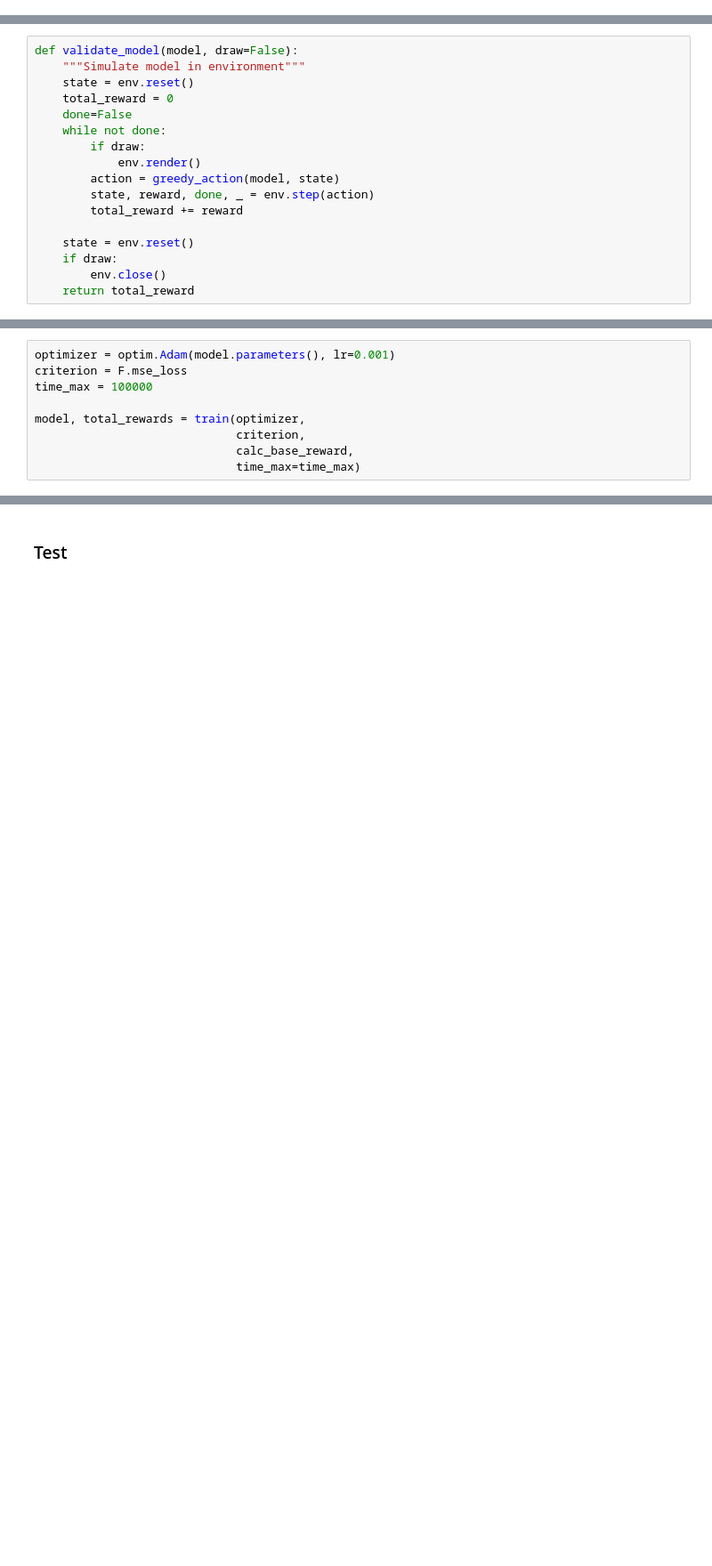
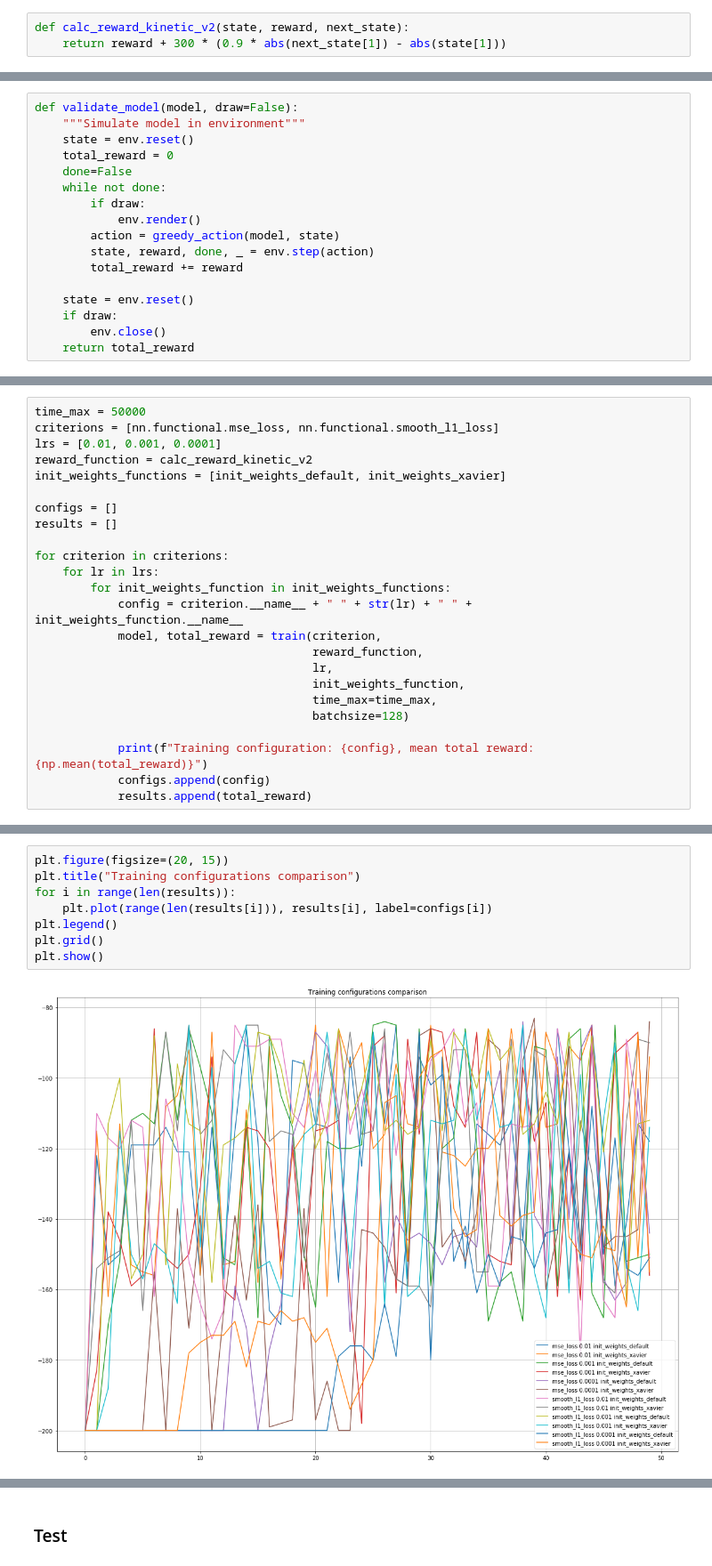
Before and after one commit to oganesManasian/DeepRL-Mountain-car, a Jupyter notebook: Mountain car DQN.ipynb, the cells around one changed output, grey strips where cells are left out. Shown at 89% size. Drawn from its saved outputs; the diff is of its cells as text; blank space fills up the shorter version.

```diff
--- a/Mountain car DQN.ipynb
+++ b/Mountain car DQN.ipynb
@@ -157,0 +173,3 @@ def
+# %%
+def calc_reward_kinetic_v2(state, reward, next_state):
+    return reward + 300 * (0.9 * abs(next_state[1]) - abs(state[1]))
@@ -225,10 +282 @@ def train(optimizer, criterion, reward_function,
     return model, total_rewards
-# %%
-optimizer = optim.Adam(model.parameters(), lr=0.001)
-criterion = F.mse_loss
-time_max = 100000
-
-model, total_rewards = train(optimizer,
-                             criterion,
-                             calc_base_reward,
-                             time_max=time_max)
@@ -240,0 +290,24 @@ plt.show()
+# %%
+time_max = 50000
+criterions = [nn.functional.mse_loss, nn.functional.smooth_l1_loss]
+lrs = [0.01, 0.001, 0.0001]
+reward_function = calc_reward_kinetic_v2
+init_weights_functions = [init_weights_default, init_weights_xavier]
+
+configs = []
+results = []
+
+for criterion in criterions:
+    for lr in lrs:
+        for init_weights_function in init_weights_functions:
+            config = criterion.__name__ + " " + str(lr) + " " + init_weights_function.__name__
+            model, total_reward = train(criterion,
+                                        reward_function,
+                                        lr,
+                                        init_weights_function,
+                                        time_max=time_max,
+                                        batchsize=128)
+
+            print(f"Training configuration: {config}, mean total reward: {np.mean(total_reward)}")
+            configs.append(config)
+            results.append(total_reward)
@@ -240,0 +330,10 @@ plt.show()
+# %%
+plt.figure(figsize=(20, 15))
+plt.title("Training configurations comparison")
+for i in range(len(results)):
+    plt.plot(range(len(results[i])), results[i], label=configs[i])
+plt.legend()
+plt.grid()
+plt.show()
+# %% [output]
+[figure, added]
```
Also changed, not shown: parts of 52 cells of this notebook.
